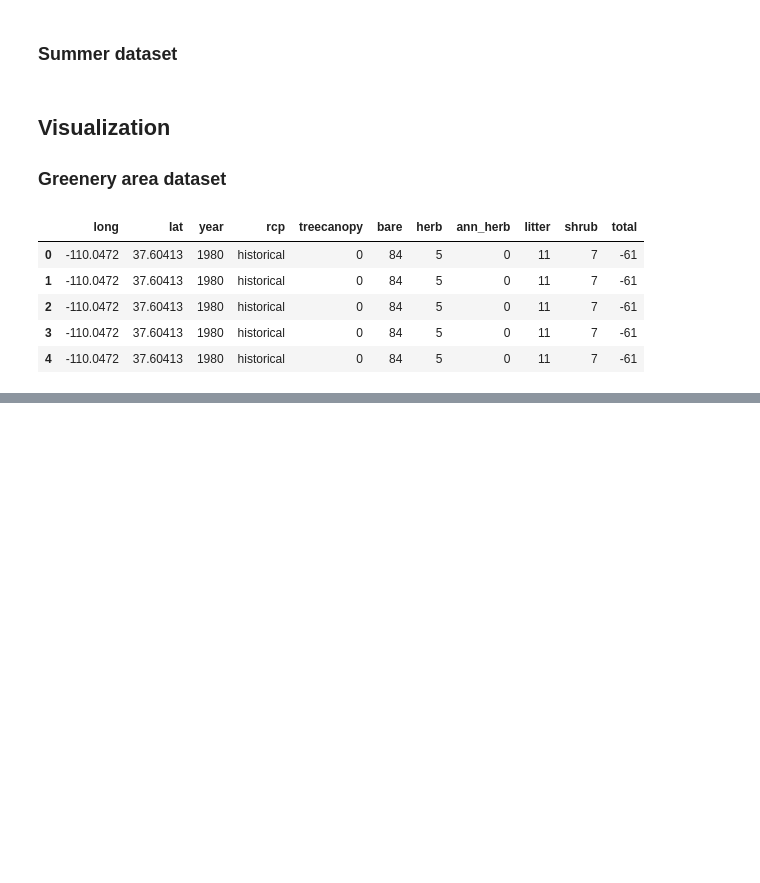
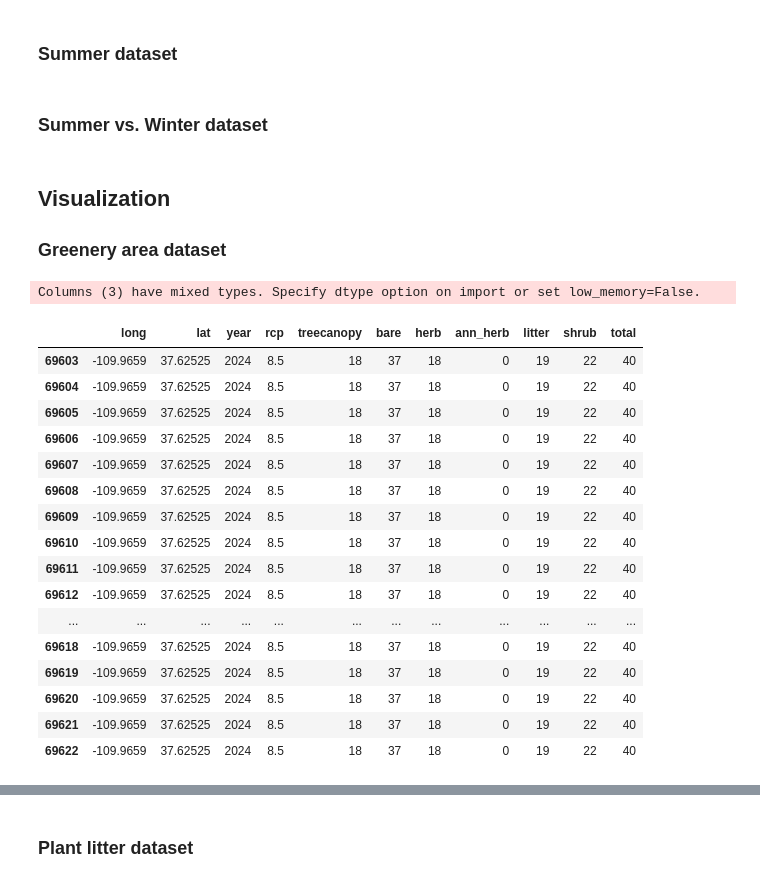
Before and after one commit to hannah-hana-kim/DSAN-Scholarship, a Jupyter notebook: data_cleaning_and_viz.ipynb, the cells around one changed output, grey strips where cells are left out. Saved outputs shown, nothing was run; the diff lists cells and outputs as text; code cells hidden in the pictures; blank space fills up the shorter version.

```diff
--- a/data_cleaning_and_viz.ipynb
+++ b/data_cleaning_and_viz.ipynb
@@ -108,3 +183,5 @@ summer = summer.round({'drysoildays_summer_whole': 3, 'evap_summer': 3, 'nondrys
 
 # save the data to csv file
 summer.to_csv('./data/cleaned_data/summer_data.csv', index=False)
+# %% [markdown]
+### Summer vs. Winter dataset
@@ -112,13 +197,27 @@ summer.to_csv('./data/cleaned_data/summer_data.csv', index=False)
 ## Visualization
 
 ### Greenery area dataset
-# %%
-greenery.head()
-# %% [output]
-|  | long | lat | year | rcp | treecanopy | bare | herb | ann_herb | litter | shrub | total |
-| 0 | -110.0472 | 37.60413 | 1980 | historical | 0 | 84 | 5 | 0 | 11 | 7 | -61 |
-| 1 | -110.0472 | 37.60413 | 1980 | historical | 0 | 84 | 5 | 0 | 11 | 7 | -61 |
-| 2 | -110.0472 | 37.60413 | 1980 | historical | 0 | 84 | 5 | 0 | 11 | 7 | -61 |
-| 3 | -110.0472 | 37.60413 | 1980 | historical | 0 | 84 | 5 | 0 | 11 | 7 | -61 |
-| 4 | -110.0472 | 37.60413 | 1980 | historical | 0 | 84 | 5 | 0 | 11 | 7 | -61 |
+# %%
+# load the data
+greenery = pd.read_csv('./data/cleaned_data/greenery_data.csv')
+greenery.tail(20)
+# %% [output]
+Columns (3) have mixed types. Specify dtype option on import or set low_memory=False.
+|  | long | lat | year | rcp | treecanopy | bare | herb | ann_herb | litter | shrub | total |
+| 69603 | -109.9659 | 37.62525 | 2024 | 8.5 | 18 | 37 | 18 | 0 | 19 | 22 | 40 |
+| 69604 | -109.9659 | 37.62525 | 2024 | 8.5 | 18 | 37 | 18 | 0 | 19 | 22 | 40 |
+| 69605 | -109.9659 | 37.62525 | 2024 | 8.5 | 18 | 37 | 18 | 0 | 19 | 22 | 40 |
+| 69606 | -109.9659 | 37.62525 | 2024 | 8.5 | 18 | 37 | 18 | 0 | 19 | 22 | 40 |
+| 69607 | -109.9659 | 37.62525 | 2024 | 8.5 | 18 | 37 | 18 | 0 | 19 | 22 | 40 |
+| 69608 | -109.9659 | 37.62525 | 2024 | 8.5 | 18 | 37 | 18 | 0 | 19 | 22 | 40 |
+| 69609 | -109.9659 | 37.62525 | 2024 | 8.5 | 18 | 37 | 18 | 0 | 19 | 22 | 40 |
+| 69610 | -109.9659 | 37.62525 | 2024 | 8.5 | 18 | 37 | 18 | 0 | 19 | 22 | 40 |
+| 69611 | -109.9659 | 37.62525 | 2024 | 8.5 | 18 | 37 | 18 | 0 | 19 | 22 | 40 |
+| 69612 | -109.9659 | 37.62525 | 2024 | 8.5 | 18 | 37 | 18 | 0 | 19 | 22 | 40 |
+| ... | ... | ... | ... | ... | ... | ... | ... | ... | ... | ... | ... |
+| 69618 | -109.9659 | 37.62525 | 2024 | 8.5 | 18 | 37 | 18 | 0 | 19 | 22 | 40 |
+| 69619 | -109.9659 | 37.62525 | 2024 | 8.5 | 18 | 37 | 18 | 0 | 19 | 22 | 40 |
+| 69620 | -109.9659 | 37.62525 | 2024 | 8.5 | 18 | 37 | 18 | 0 | 19 | 22 | 40 |
+| 69621 | -109.9659 | 37.62525 | 2024 | 8.5 | 18 | 37 | 18 | 0 | 19 | 22 | 40 |
+| 69622 | -109.9659 | 37.62525 | 2024 | 8.5 | 18 | 37 | 18 | 0 | 19 | 22 | 40 |
 # %%
@@ -140,0 +244,2 @@ mymap
+# %% [markdown]
+### Plant litter dataset
```
Also changed, not shown: parts of 34 cells of this notebook, 4 other files.
